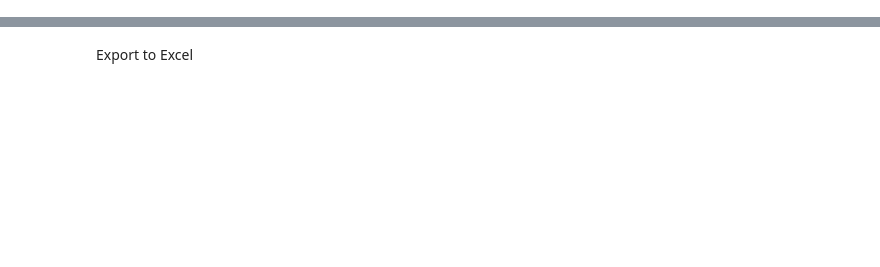
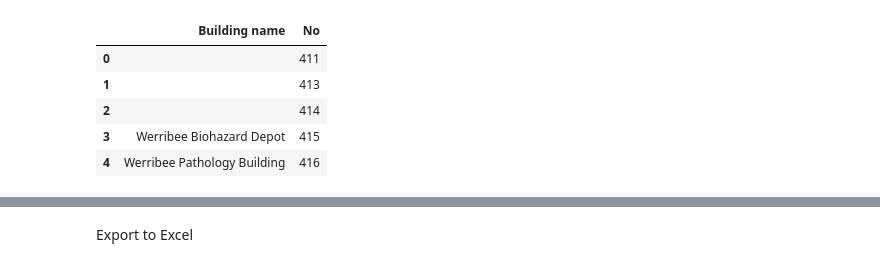
Before and after one commit to is0xjh25/hyperlink-pasting, a Jupyter notebook: unimelb_parkville_extraction.ipynb, the cells around one changed output, grey strips where cells are left out. Drawn from its saved outputs; the diff is of its cells as text; code cells hidden in the pictures; blank space fills up the shorter version.

```diff
--- a/unimelb_parkville_extraction.ipynb
+++ b/unimelb_parkville_extraction.ipynb
@@ -66,0 +60,11 @@ df_parkVille.head(5)
+# %%
+# Remove the last 6 characters from all values in the "Building name" column
+df_parkVille['Building name'] = df_parkVille['Building name'].apply(lambda x: x[0:len(x)-6])
+df_parkVille.head(5)
+# %% [output]
+|  | Building name | No |
+| 0 |  | 411 |
+| 1 |  | 413 |
+| 2 |  | 414 |
+| 3 | Werribee Biohazard Depot | 415 |
+| 4 | Werribee Pathology Building | 416 |
```
Also changed, not shown: parts of 11 cells of this notebook, 2 other files.
